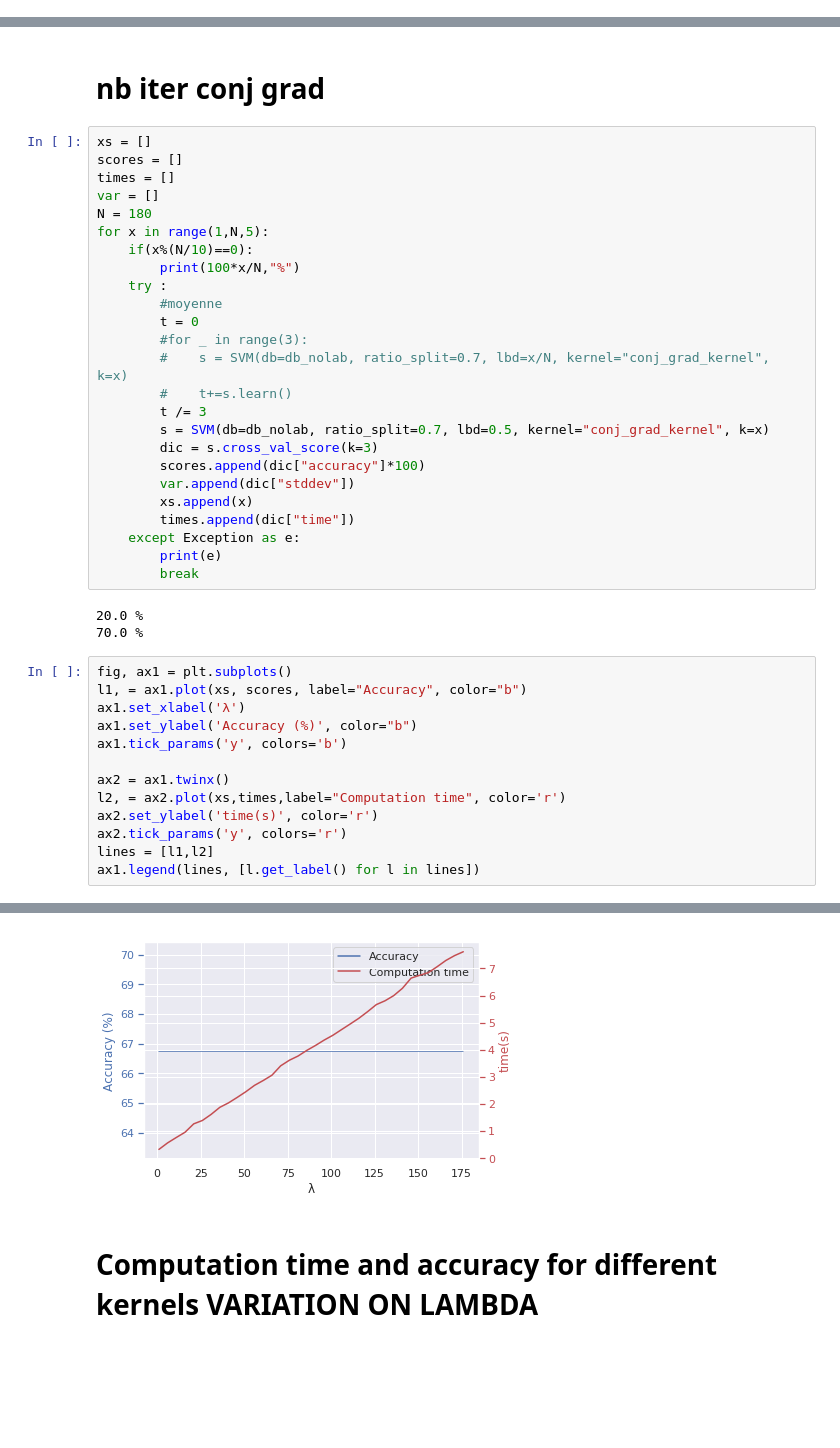
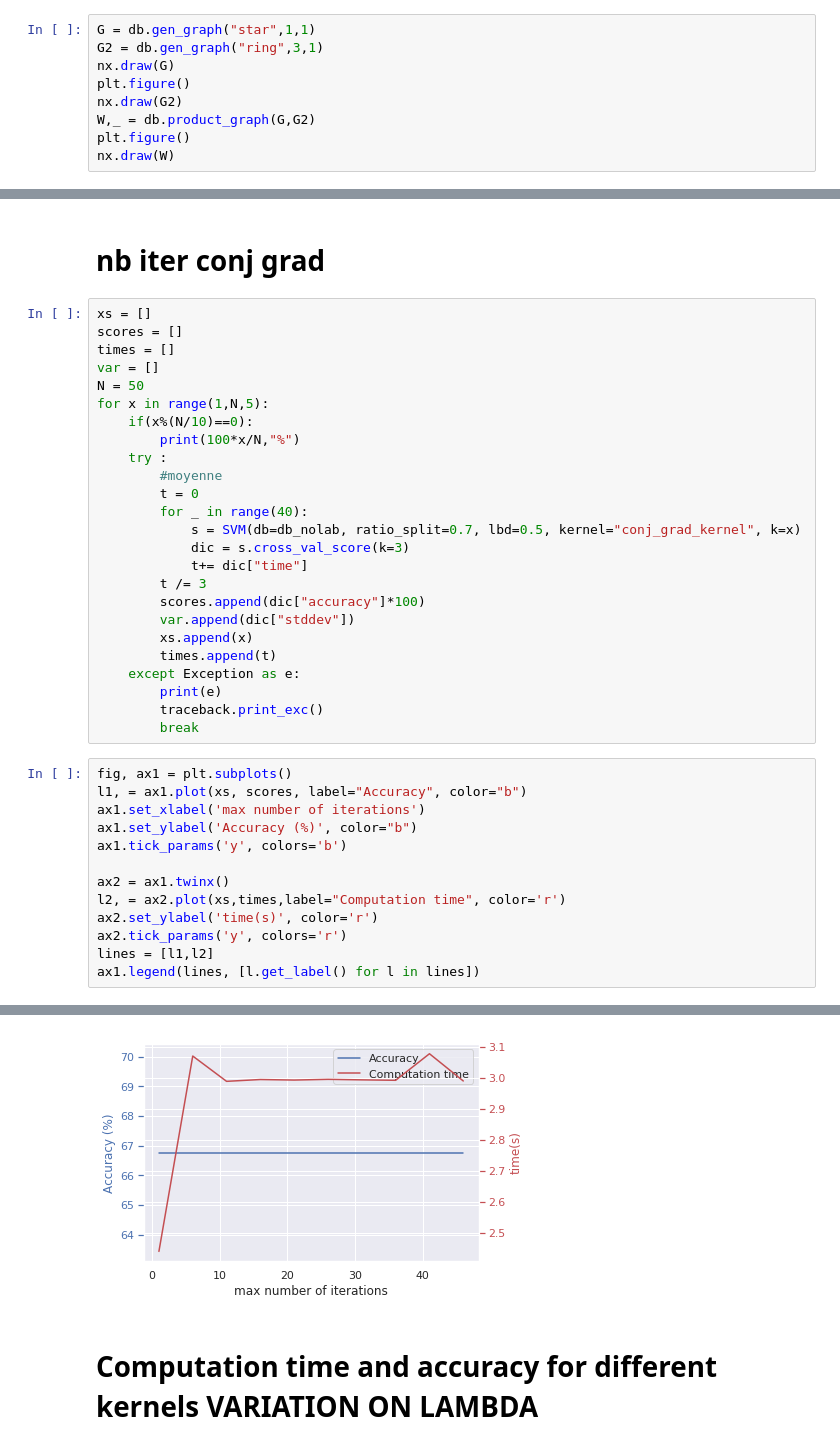
Before and after one commit to leoandeol/graph-kernels, a Jupyter notebook: tests.ipynb, the cells around one changed output, grey strips where cells are left out. Drawn from its saved outputs; the diff is of its cells as text; blank space fills up the shorter version.

```diff
--- a/tests.ipynb
+++ b/tests.ipynb
@@ -203,0 +206,9 @@ nx.draw_networkx_edge_labels(G3,pos,edge_labels={(u,v):e["label"] for (u,v,e) in
+# %%
+G = db.gen_graph("star",1,1)
+G2 = db.gen_graph("ring",3,1)
+nx.draw(G)
+plt.figure()
+nx.draw(G2)
+W,_ = db.product_graph(G,G2)
+plt.figure()
+nx.draw(W)
@@ -255,45 +270,42 @@ xs = []
 scores = []
 times = []
 var = []
-N = 180
+N = 50
 for x in range(1,N,5):
     if(x%(N/10)==0):
         print(100*x/N,"%")
     try :
         #moyenne
         t = 0
-        #for _ in range(3):
-        #    s = SVM(db=db_nolab, ratio_split=0.7, lbd=x/N, kernel="conj_grad_kernel", k=x)
-        #    t+=s.learn()
+        for _ in range(40):
+            s = SVM(db=db_nolab, ratio_split=0.7, lbd=0.5, kernel="conj_grad_kernel", k=x)
+            dic = s.cross_val_score(k=3)
+            t+= dic["time"]
         t /= 3
-        s = SVM(db=db_nolab, ratio_split=0.7, lbd=0.5, kernel="conj_grad_kernel", k=x)
-        dic = s.cross_val_score(k=3)
         scores.append(dic["accuracy"]*100)
         var.append(dic["stddev"])
         xs.append(x)
-        times.append(dic["time"])
+        times.append(t)
     except Exception as e:
         print(e)
+        traceback.print_exc()
         break
-# %% [output]
-20.0 %
-70.0 %
 # %%
 fig, ax1 = plt.subplots()
 l1, = ax1.plot(xs, scores, label="Accuracy", color="b")
-ax1.set_xlabel('λ')
+ax1.set_xlabel('max number of iterations')
 ax1.set_ylabel('Accuracy (%)', color="b")
 ax1.tick_params('y', colors='b')
 
 ax2 = ax1.twinx()
 l2, = ax2.plot(xs,times,label="Computation time", color='r')
 ax2.set_ylabel('time(s)', color='r')
 ax2.tick_params('y', colors='r')
 lines = [l1,l2]
 ax1.legend(lines, [l.get_label() for l in lines])
 # %% [output]
 <matplotlib.legend.Legend at 0x...>
-[figure, old version]
+[figure, new version]
 # %% [markdown]
 # Computation time and accuracy for different kernels VARIATION ON LAMBDA
 # %%
```
Also changed, not shown: parts of 12 cells of this notebook, 7 other files.
